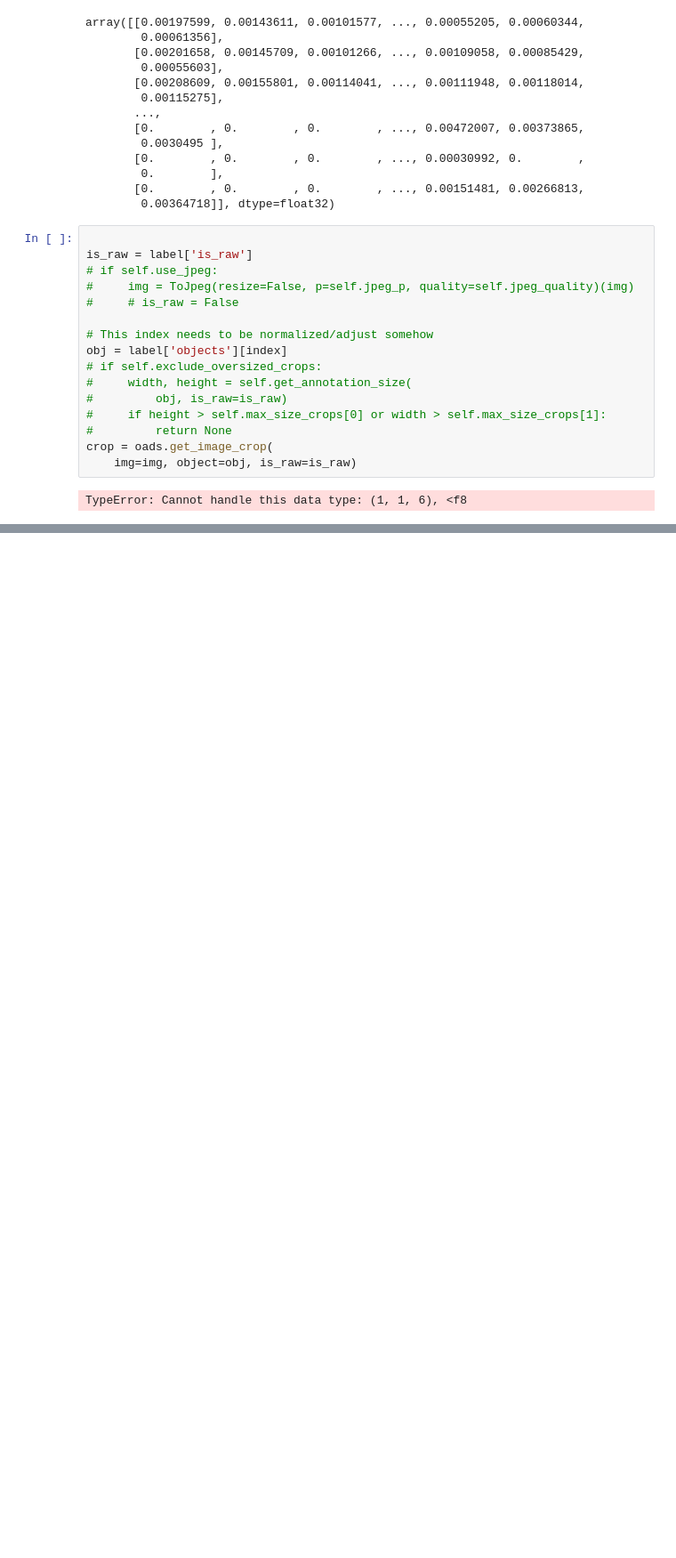
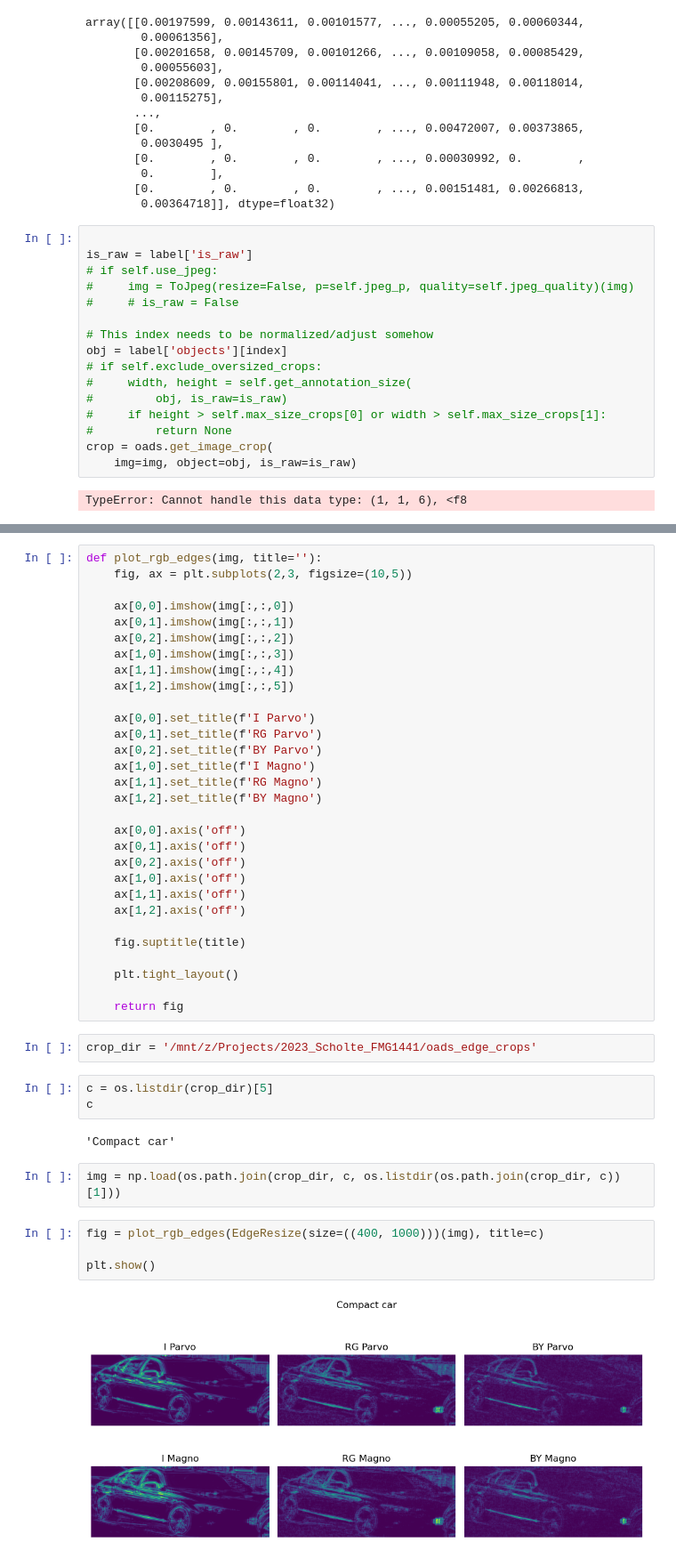
Before and after one commit to niklas-mueller/oads_access, a Jupyter notebook: notebooks/edge_crop_dataset.ipynb, the cells around one changed output, grey strips where cells are left out. Shown at 89% size. Cells and saved outputs as stored; diff of their text form; blank space fills up the shorter version.

```diff
--- a/notebooks/edge_crop_dataset.ipynb
+++ b/notebooks/edge_crop_dataset.ipynb
@@ -211,0 +224,45 @@ crop
+# %%
+def plot_rgb_edges(img, title=''):
+    fig, ax = plt.subplots(2,3, figsize=(10,5))
+
+    ax[0,0].imshow(img[:,:,0])
+    ax[0,1].imshow(img[:,:,1])
+    ax[0,2].imshow(img[:,:,2])
+    ax[1,0].imshow(img[:,:,3])
+    ax[1,1].imshow(img[:,:,4])
+    ax[1,2].imshow(img[:,:,5])
+
+    ax[0,0].set_title(f'I Parvo')
+    ax[0,1].set_title(f'RG Parvo')
+    ax[0,2].set_title(f'BY Parvo')
+    ax[1,0].set_title(f'I Magno')
+    ax[1,1].set_title(f'RG Magno')
+    ax[1,2].set_title(f'BY Magno')
+
+    ax[0,0].axis('off')
+    ax[0,1].axis('off')
+    ax[0,2].axis('off')
+    ax[1,0].axis('off')
+    ax[1,1].axis('off')
+    ax[1,2].axis('off')
+
+    fig.suptitle(title)
+
+    plt.tight_layout()
+
+    return fig
+# %%
+crop_dir = '/mnt/z/Projects/2023_Scholte_FMG1441/oads_edge_crops'
+# %%
+c = os.listdir(crop_dir)[5]
+c
+# %% [output]
+'Compact car'
+# %%
+img = np.load(os.path.join(crop_dir, c, os.listdir(os.path.join(crop_dir, c))[1]))
+# %%
+fig = plot_rgb_edges(EdgeResize(size=((400, 1000)))(img), title=c)
+
+plt.show()
+# %% [output]
+[figure, added]
```
Also changed, not shown: parts of 7 cells of this notebook, 16 other files.
